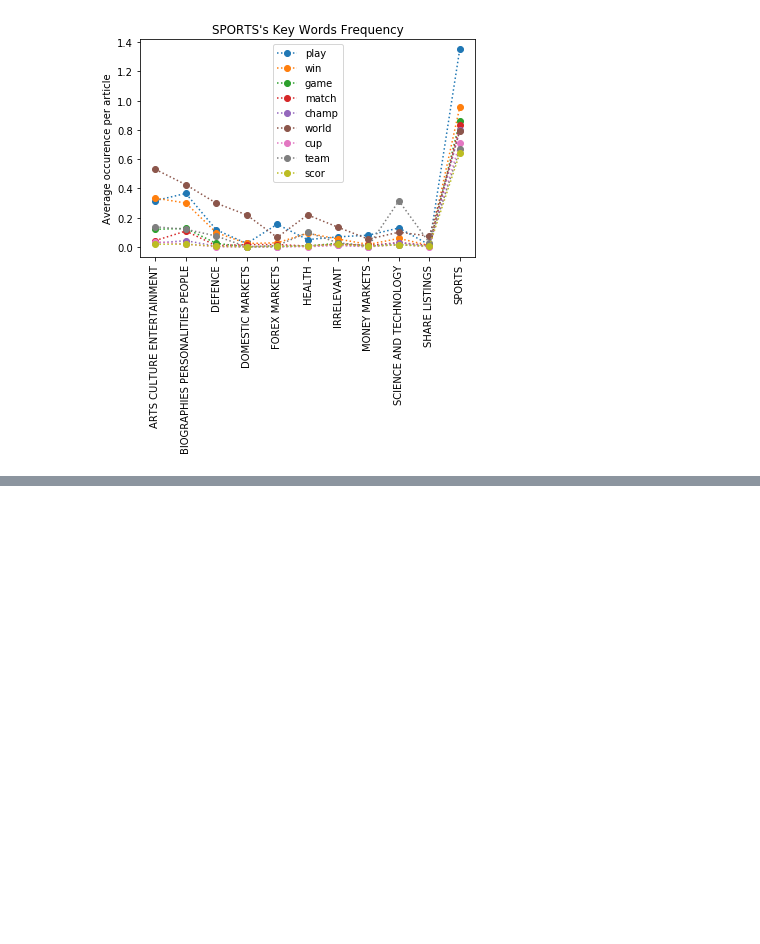
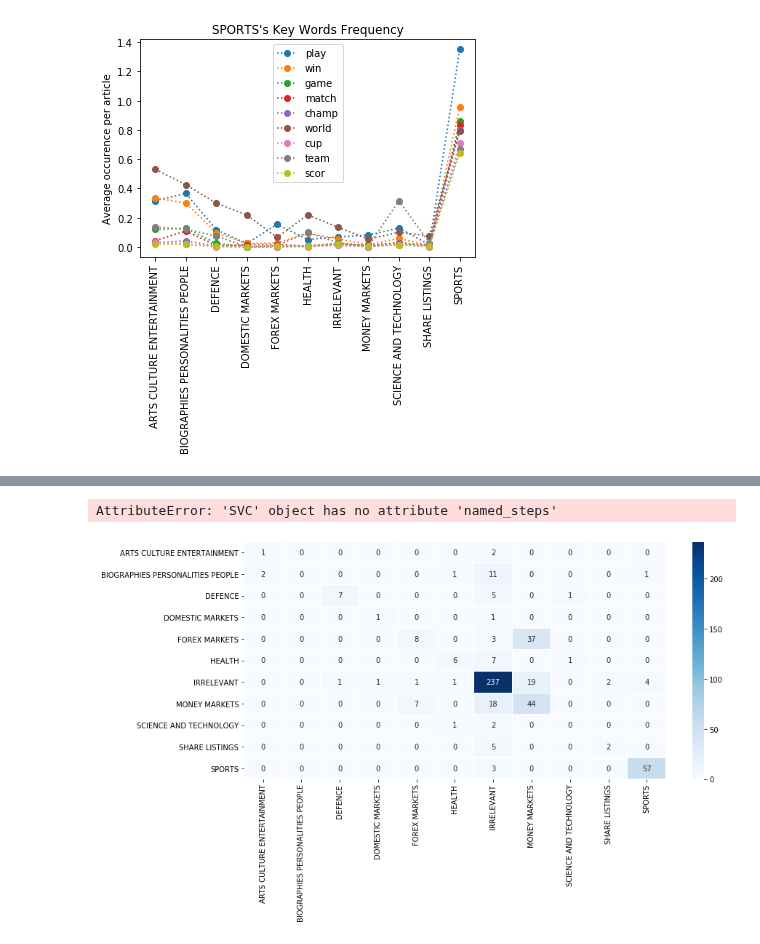
Before and after one commit to HenryLiangzy/COMP9417_Project, a Jupyter notebook: Yangqi_work.ipynb, the cells around one changed output, grey strips where cells are left out. Cells and saved outputs as stored; diff of their text form; code cells hidden in the pictures; blank space fills up the shorter version.

Commit message:
Update Yangqi_work.ipynb
Yangqi update on key words method and SVM preliminary results

```diff
--- a/Yangqi_work.ipynb
+++ b/Yangqi_work.ipynb
@@ -246,0 +350,10 @@ Name: article_words, dtype: object
+# %%
+test_sample = pd.read_csv("test.csv")
+test_y = test_sample.topic
+
+test_x_kw = test_sample.article_words.apply(keep_key_words) #keep key words in test set
+wc_key = CountVectorizer().fit(train_x_kw1) #word count using previous key word vectorizer
+test_x_kw_wc = wc_key.transform(test_x_kw)
+# %%
+clf = svm.SVC(gamma=0.001, C=100.)
+clf.fit(train_x_kw1_wc,y_train )
@@ -246,0 +365,6 @@ Name: article_words, dtype: object
+# %%
+#performance
+y_pred = clf.predict(test_x_kw_wc)
+#y_pred_pr = clf.predict_proba(test_x_kw_wc)
+acc_test = clf.score(test_x_kw_wc, test_y)
+print(f"Accuracy on test set: {acc_test:.3f}")
@@ -246,0 +373,4 @@ Name: article_words, dtype: object
+# %%
+# Compute confusion matrix on test set
+conf_matrix = confusion_matrix(test_y, y_pred)
+print(conf_matrix)
@@ -246,0 +389,22 @@ Name: article_words, dtype: object
+# %%
+fig1 = plt.figure(figsize=(13,6))
+sns.heatmap(conf_matrix,
+#             square=True,
+            annot=True, # show numbers in each cell
+            fmt='d', # set number format to integer in each cell
+            yticklabels=clf.classes_,
+            xticklabels=clf.classes_,
+            cmap="Blues",
+#             linecolor="k",
+            linewidths=.1,
+           )
+plt.title(
+          f"Confusion Matrix on Test Set | "
+          f"Classifier: {'+'.join([step for step in clf.named_steps.keys()])}",
+          fontsize=14)
+plt.xlabel("Actual: False positives for y != x", fontsize=12)
+plt.ylabel("Prediction: False negatives for x != y", fontsize=12)
+plt.show()
+# %% [output]
+AttributeError: 'SVC' object has no attribute 'named_steps'
+[figure, added]
```
Also changed, not shown: parts of 44 cells of this notebook.
